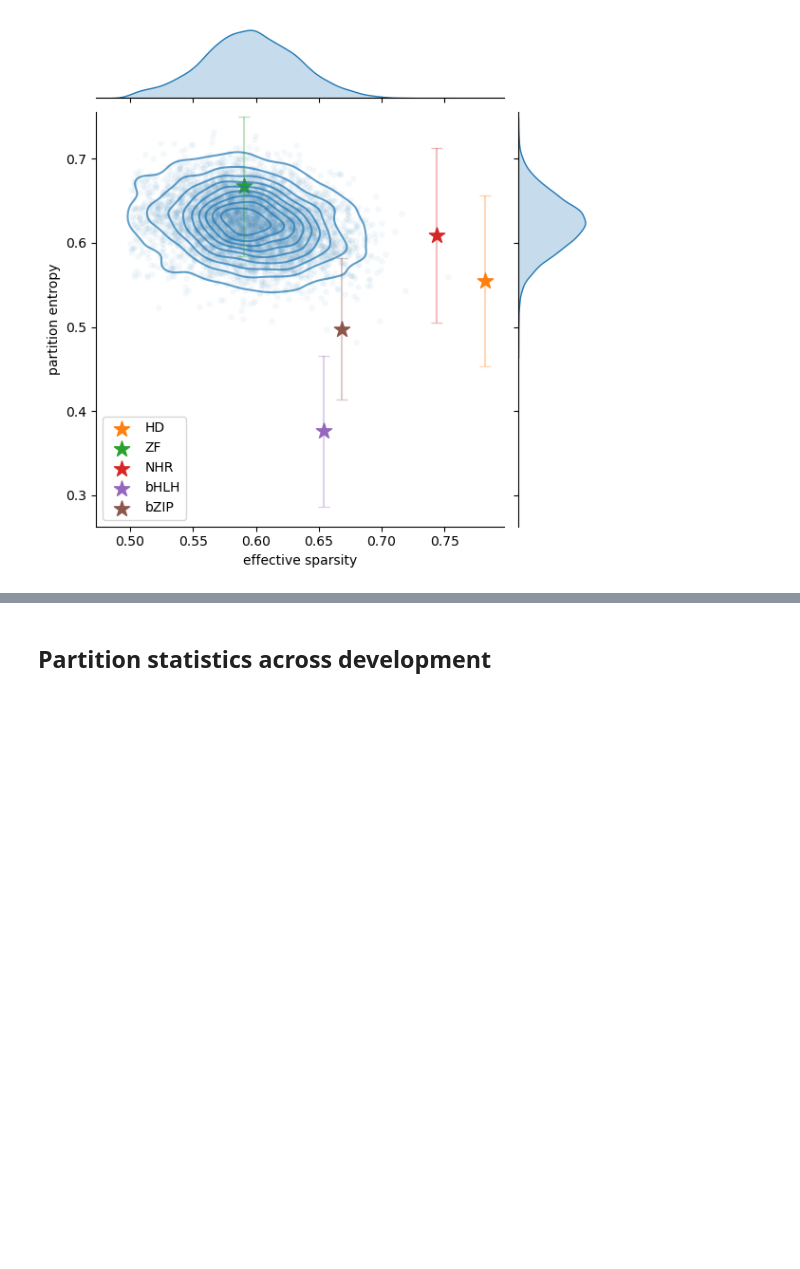
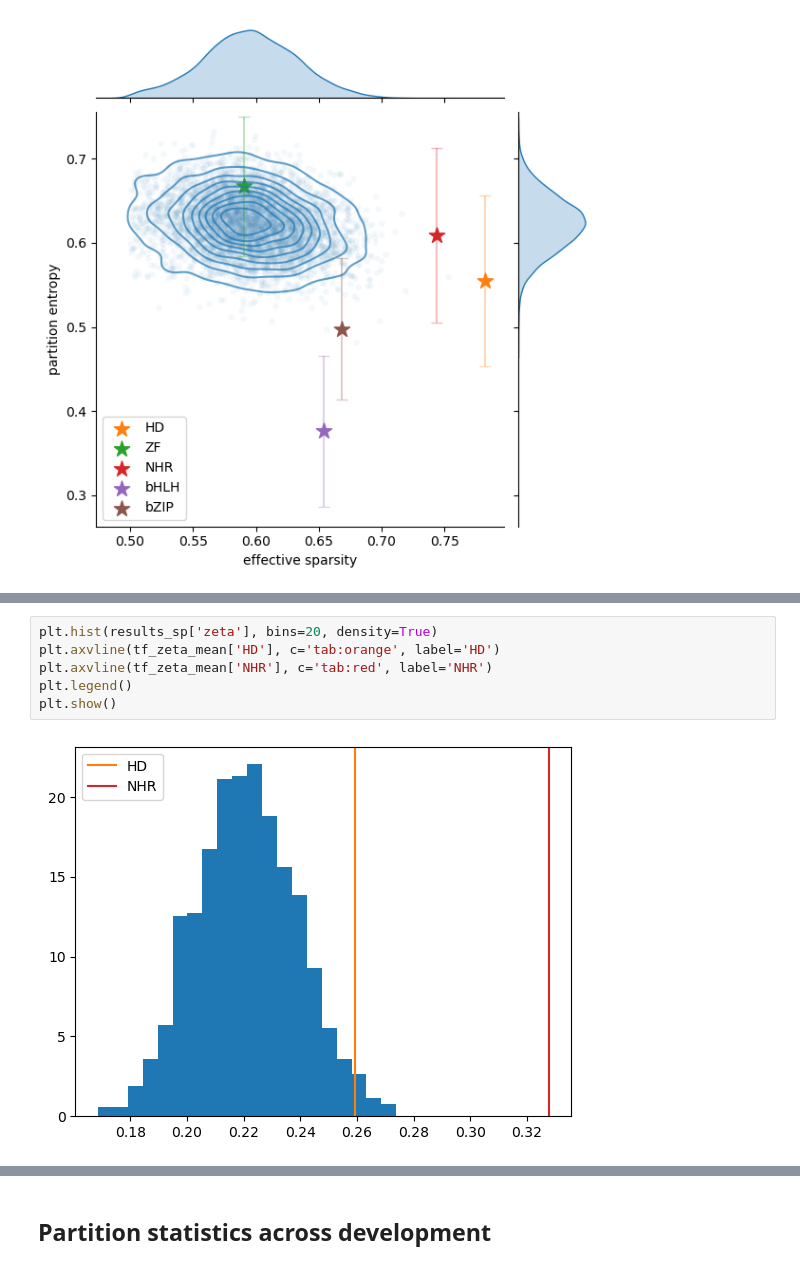
Before and after one commit to jhfung/RobustCodeStats, a Jupyter notebook: worm_neuronal_identity.ipynb, the cells around one changed output, grey strips where cells are left out. Drawn from its saved outputs; the diff is of its cells as text; blank space fills up the shorter version.

```diff
--- a/worm_neuronal_identity.ipynb
+++ b/worm_neuronal_identity.ipynb
@@ -265,0 +297,8 @@ plt.show()
+# %%
+plt.hist(results_sp['zeta'], bins=20, density=True)
+plt.axvline(tf_zeta_mean['HD'], c='tab:orange', label='HD')
+plt.axvline(tf_zeta_mean['NHR'], c='tab:red', label='NHR')
+plt.legend()
+plt.show()
+# %% [output]
+[figure, added]
```
Also changed, not shown: parts of 10 cells of this notebook, 2 other files.
